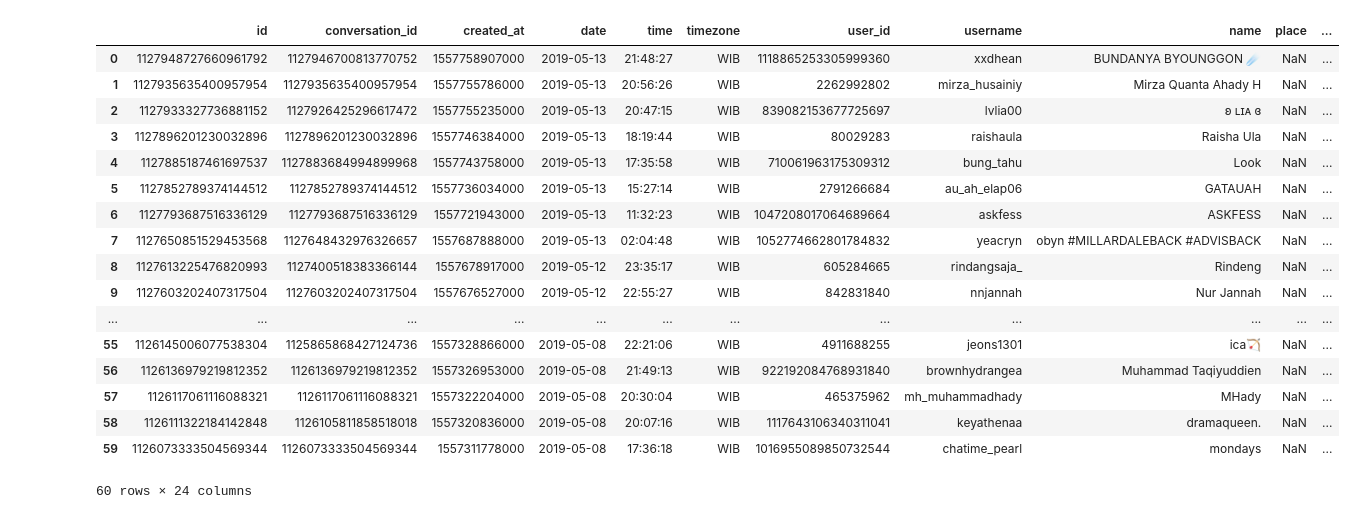
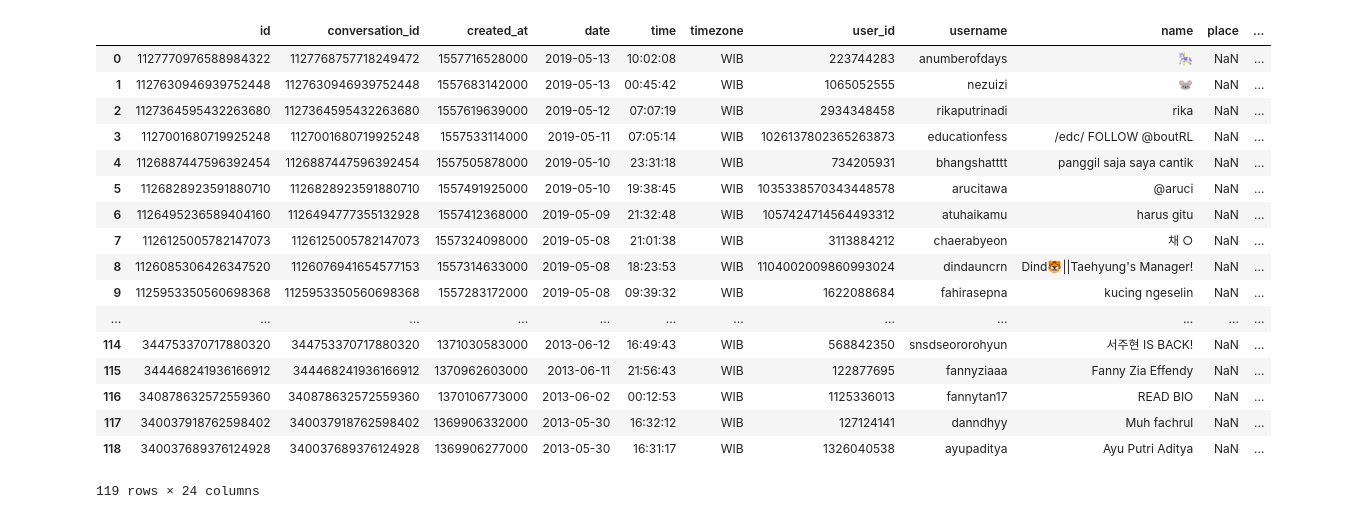
Before and after one commit to albertusdev/indonesian-tweet-depression-analysis, a Jupyter notebook: scrapping_script.ipynb, the cells around one changed output. Cells and saved outputs as stored; diff of their text form; code cells hidden in the pictures.

```diff
--- a/scrapping_script.ipynb
+++ b/scrapping_script.ipynb
@@ -6 +4,3 @@ c = twint.Config()
+# %%
+scrap_dir = 'negative_tweet_2'
 # %%
@@ -36,23 +36,24 @@ import pandas as pd
 # %%
-df = pd.read_csv("negative_tweet_1/tweets.csv")
+backup_df = df
+df = pd.read_csv(scrap_dir + "/tweets.csv")
 df
 # %% [output]
 |  | id | conversation_id | created_at | date | time | timezone | user_id | username | name | place | ... |
-| 0 | 1127948727660961792 | 1127946700813770752 | 1557758907000 | 2019-05-13 | 21:48:27 | WIB | 1118865253305999360 | xxdhean | BUNDANYA BYOUNGGON ☄ | NaN | ... |
-| 1 | 1127935635400957954 | 1127935635400957954 | 1557755786000 | 2019-05-13 | 20:56:26 | WIB | 2262992802 | mirza_husainiy | Mirza Quanta Ahady H | NaN | ... |
-| 2 | 1127933327736881152 | 1127926425296617472 | 1557755235000 | 2019-05-13 | 20:47:15 | WIB | 839082153677725697 | lvlia00 | ʚ ʟɪᴀ ɞ | NaN | ... |
-| 3 | 1127896201230032896 | 1127896201230032896 | 1557746384000 | 2019-05-13 | 18:19:44 | WIB | 80029283 | raishaula | Raisha Ula | NaN | ... |
-| 4 | 1127885187461697537 | 1127883684994899968 | 1557743758000 | 2019-05-13 | 17:35:58 | WIB | 710061963175309312 | bung_tahu | Look | NaN | ... |
-| 5 | 1127852789374144512 | 1127852789374144512 | 1557736034000 | 2019-05-13 | 15:27:14 | WIB | 2791266684 | au_ah_elap06 | GATAUAH | NaN | ... |
-| 6 | 1127793687516336129 | 1127793687516336129 | 1557721943000 | 2019-05-13 | 11:32:23 | WIB | 1047208017064689664 | askfess | ASKFESS | NaN | ... |
-| 7 | 1127650851529453568 | 1127648432976326657 | 1557687888000 | 2019-05-13 | 02:04:48 | WIB | 1052774662801784832 | yeacryn | obyn #MILLARDALEBACK #ADVISBACK | NaN | ... |
-| 8 | 1127613225476820993 | 1127400518383366144 | 1557678917000 | 2019-05-12 | 23:35:17 | WIB | 605284665 | rindangsaja_ | Rindeng | NaN | ... |
-| 9 | 1127603202407317504 | 1127603202407317504 | 1557676527000 | 2019-05-12 | 22:55:27 | WIB | 842831840 | nnjannah | Nur Jannah | NaN | ... |
+| 0 | 1127770976588984322 | 1127768757718249472 | 1557716528000 | 2019-05-13 | 10:02:08 | WIB | 223744283 | anumberofdays | 🎠 | NaN | ... |
+| 1 | 1127630946939752448 | 1127630946939752448 | 1557683142000 | 2019-05-13 | 00:45:42 | WIB | 1065052555 | nezuizi | 🐭 | NaN | ... |
+| 2 | 1127364595432263680 | 1127364595432263680 | 1557619639000 | 2019-05-12 | 07:07:19 | WIB | 2934348458 | rikaputrinadi | rika | NaN | ... |
+| 3 | 1127001680719925248 | 1127001680719925248 | 1557533114000 | 2019-05-11 | 07:05:14 | WIB | 1026137802365263873 | educationfess | /edc/ FOLLOW @boutRL | NaN | ... |
+| 4 | 1126887447596392454 | 1126887447596392454 | 1557505878000 | 2019-05-10 | 23:31:18 | WIB | 734205931 | bhangshatttt | panggil saja saya cantik | NaN | ... |
+| 5 | 1126828923591880710 | 1126828923591880710 | 1557491925000 | 2019-05-10 | 19:38:45 | WIB | 1035338570343448578 | arucitawa | @aruci | NaN | ... |
+| 6 | 1126495236589404160 | 1126494777355132928 | 1557412368000 | 2019-05-09 | 21:32:48 | WIB | 1057424714564493312 | atuhaikamu | harus gitu | NaN | ... |
+| 7 | 1126125005782147073 | 1126125005782147073 | 1557324098000 | 2019-05-08 | 21:01:38 | WIB | 3113884212 | chaerabyeon | 채 ○ | NaN | ... |
+| 8 | 1126085306426347520 | 1126076941654577153 | 1557314633000 | 2019-05-08 | 18:23:53 | WIB | 1104002009860993024 | dindauncrn | Dind🐯||Taehyung's Manager! | NaN | ... |
+| 9 | 1125953350560698368 | 1125953350560698368 | 1557283172000 | 2019-05-08 | 09:39:32 | WIB | 1622088684 | fahirasepna | kucing ngeselin | NaN | ... |
 | ... | ... | ... | ... | ... | ... | ... | ... | ... | ... | ... | ... |
-| 55 | 1126145006077538304 | 1125865868427124736 | 1557328866000 | 2019-05-08 | 22:21:06 | WIB | 4911688255 | jeons1301 | ica🏹 | NaN | ... |
-| 56 | 1126136979219812352 | 1126136979219812352 | 1557326953000 | 2019-05-08 | 21:49:13 | WIB | 922192084768931840 | brownhydrangea | Muhammad Taqiyuddien | NaN | ... |
-| 57 | 1126117061116088321 | 1126117061116088321 | 1557322204000 | 2019-05-08 | 20:30:04 | WIB | 465375962 | mh_muhammadhady | MHady | NaN | ... |
-| 58 | 1126111322184142848 | 1126105811858518018 | 1557320836000 | 2019-05-08 | 20:07:16 | WIB | 1117643106340311041 | keyathenaa | dramaqueen. | NaN | ... |
-| 59 | 1126073333504569344 | 1126073333504569344 | 1557311778000 | 2019-05-08 | 17:36:18 | WIB | 1016955089850732544 | chatime_pearl | mondays | NaN | ... |
+| 114 | 344753370717880320 | 344753370717880320 | 1371030583000 | 2013-06-12 | 16:49:43 | WIB | 568842350 | snsdseororohyun | 서주현 IS BACK! | NaN | ... |
+| 115 | 344468241936166912 | 344468241936166912 | 1370962603000 | 2013-06-11 | 21:56:43 | WIB | 122877695 | fannyziaaa | Fanny Zia Effendy | NaN | ... |
+| 116 | 340878632572559360 | 340878632572559360 | 1370106773000 | 2013-06-02 | 00:12:53 | WIB | 1125336013 | fannytan17 | READ BIO | NaN | ... |
+| 117 | 340037918762598402 | 340037918762598402 | 1369906332000 | 2013-05-30 | 16:32:12 | WIB | 127124141 | danndhyy | Muh fachrul | NaN | ... |
+| 118 | 340037689376124928 | 340037689376124928 | 1369906277000 | 2013-05-30 | 16:31:17 | WIB | 1326040538 | ayupaditya | Ayu Putri Aditya | NaN | ... |
-60 rows × 24 columns
+119 rows × 24 columns
 # %%
```
Also changed, not shown: parts of 36 cells of this notebook, 4 other files.
